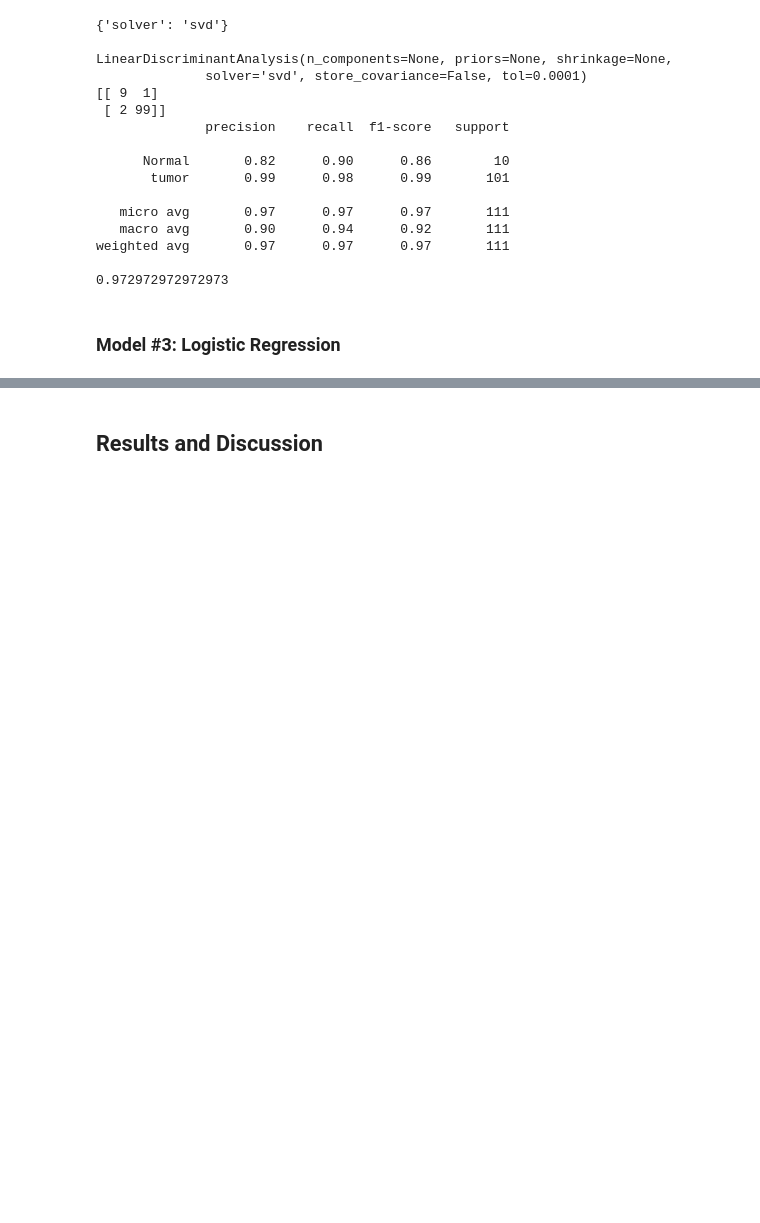
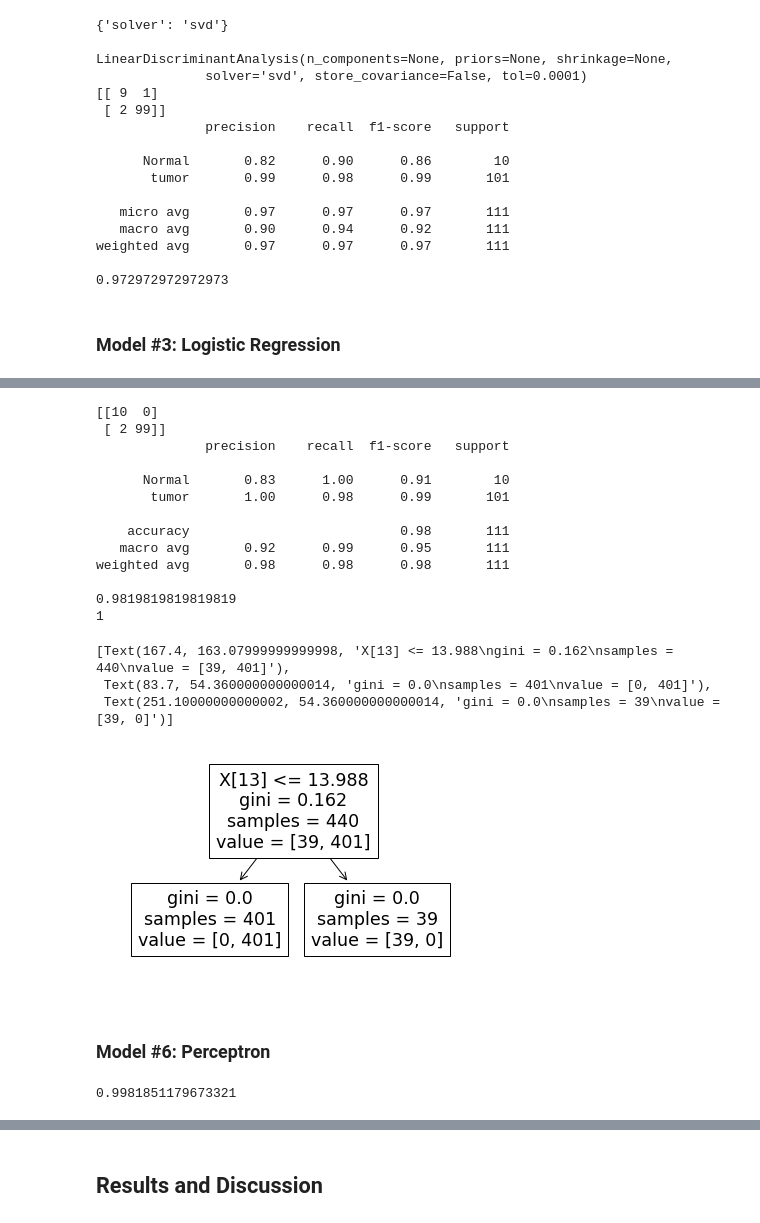
Before and after one commit to ruwaa-mohamed/TCGA-LUAD, a Jupyter notebook: TCGA-LUAD.ipynb, the cells around one changed output, grey strips where cells are left out. Drawn from its saved outputs; the diff is of its cells as text; code cells hidden in the pictures; blank space fills up the shorter version.

Commit message:
addingother models

```diff
--- a/TCGA-LUAD.ipynb
+++ b/TCGA-LUAD.ipynb
@@ -210,0 +238,8 @@ ValueError: X has 916 features per sample; expecting 915
+# %%
+NB = GaussianNB()
+NB.fit(X_train, y_train)
+y_pred = NB.predict(X_test)
+print(confusion_matrix(y_test,y_pred))
+print(classification_report(y_test,y_pred))
+print(accuracy_score(y_test,y_pred))
+print()
@@ -210,0 +299,36 @@ ValueError: X has 916 features per sample; expecting 915
+# %%
+DTC = DecisionTreeClassifier()
+dtc = DTC.fit(X_train, y_train)
+y_pred = dtc.predict(X_test)
+print(confusion_matrix(y_test,y_pred))
+print(classification_report(y_test,y_pred))
+print(accuracy_score(y_test,y_pred))
+print(dtc.n_outputs_)
+print()
+plot_tree(dtc)
+# %% [output]
+[[10  0]
+ [ 2 99]]
+              precision    recall  f1-score   support
+
+      Normal       0.83      1.00      0.91        10
+       tumor       1.00      0.98      0.99       101
+
+    accuracy                           0.98       111
+   macro avg       0.92      0.99      0.95       111
+weighted avg       0.98      0.98      0.98       111
+
+0.9819819819819819
+1
+[Text(167.4, 163.07999999999998, 'X[13] <= 13.988\ngini = 0.162\nsamples = 440\nvalue = [39, 401]'),
+ Text(83.7, 54.360000000000014, 'gini = 0.0\nsamples = 401\nvalue = [0, 401]'),
+ Text(251.10000000000002, 54.360000000000014, 'gini = 0.0\nsamples = 39\nvalue = [39, 0]')]
+[figure, added]
+# %% [markdown]
+### Model #6: Perceptron
+# %%
+clf = Perceptron()
+clf.fit(X, y)
+clf.score(X, y)
+# %% [output]
+0.9981851179673321
```
Also changed, not shown: parts of 11 cells of this notebook.
